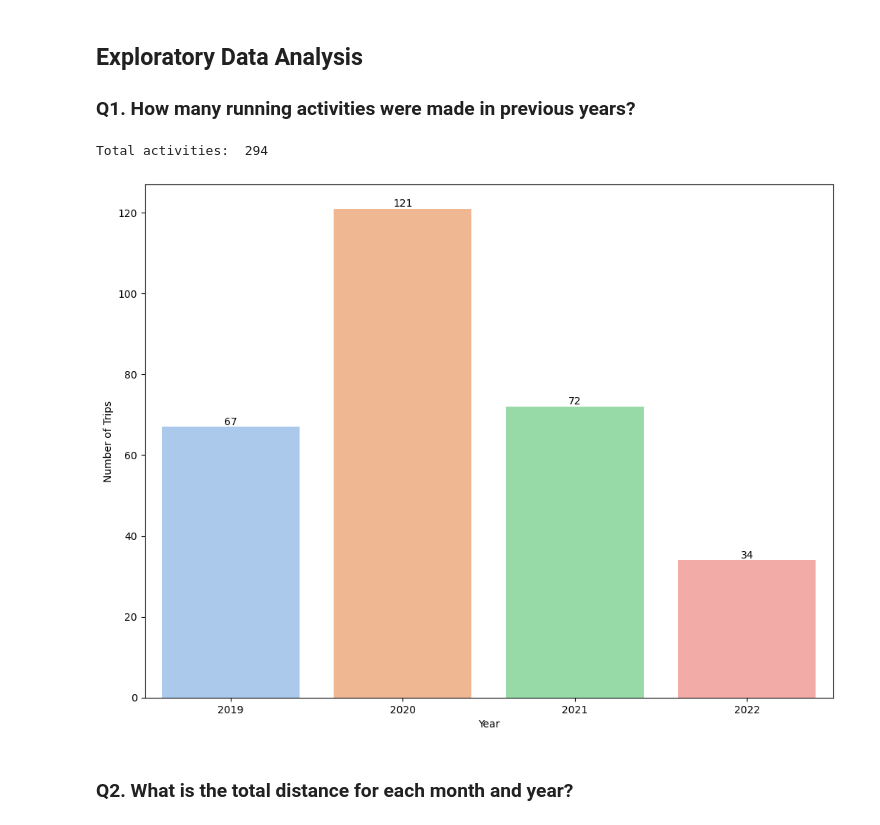
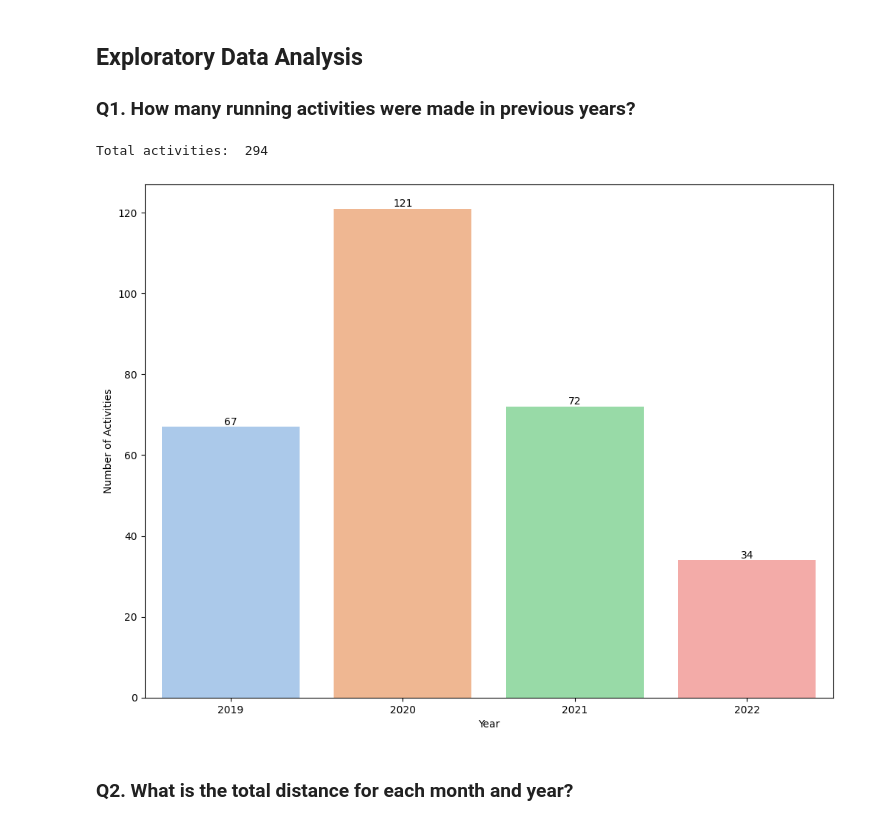
Before and after one commit to williamjouse/Garmin_analysis, a Jupyter notebook: activities_garmin.ipynb, the cells around one changed output. Saved outputs shown, nothing was run; the diff lists cells and outputs as text; code cells hidden in the pictures.

```diff
--- a/activities_garmin.ipynb
+++ b/activities_garmin.ipynb
@@ -264,16 +264,16 @@ id_outliers(df_activity, 'avg_pace').head()
 # %%
 print('Total activities: ' , df_activity.activity_type.count())
 plt.figure(figsize=(12,9))
 cp = sns.countplot(data=df_activity, x='year',order=['2019','2020','2021', '2022'], palette='pastel')
 cp.set_xlabel("Year")
-cp.set_ylabel("Number of Trips")
+cp.set_ylabel("Number of Activities")
 
 for p in cp.patches:
     cp.annotate(format(p.get_height(), 'd'), (p.get_x() + p.get_width() / 2., p.get_height()),  ha = 'center',
                va = 'center', xytext = (0, 5), textcoords = 'offset points')
 # %% [output]
 Total activities:  294
-[figure, old version]
+[figure, new version]
 # %% [markdown]
 ### Q2. What is the total distance for each month and year?
 # %%
```
Also changed, not shown: parts of 1 cell of this notebook.
